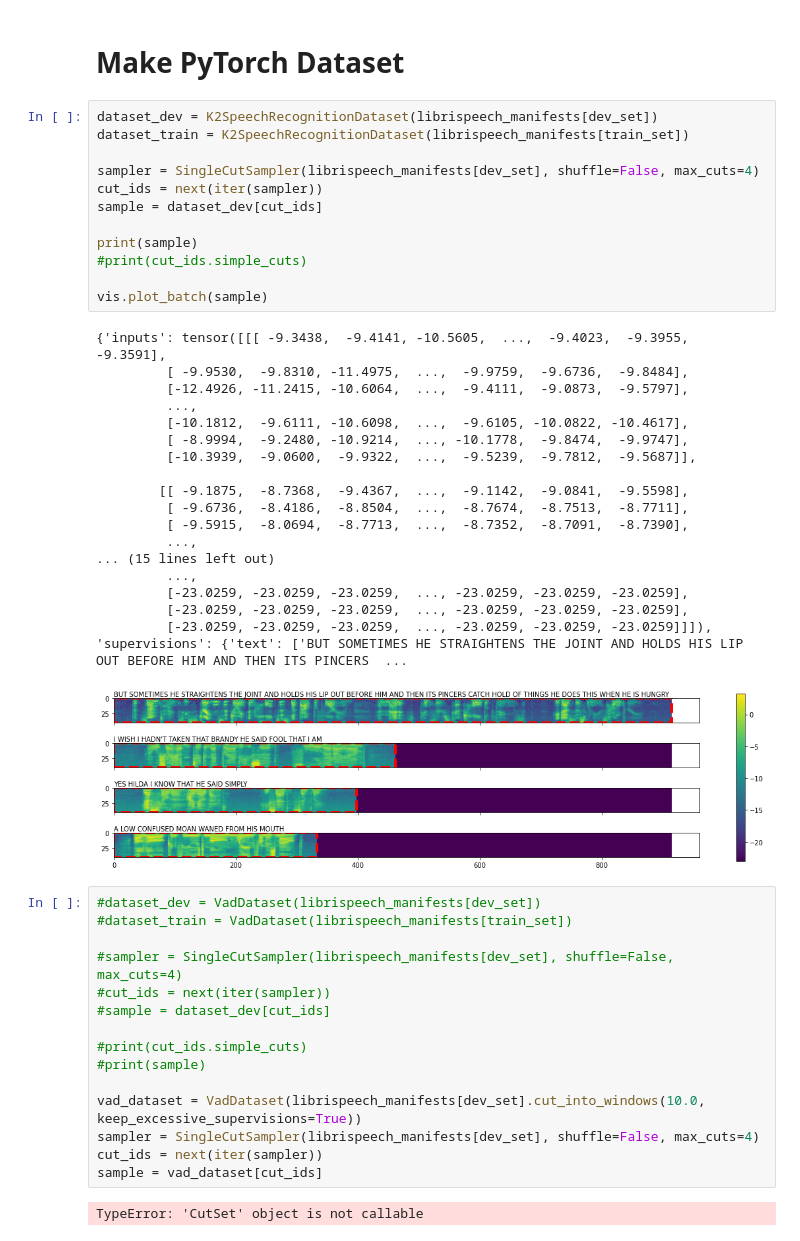
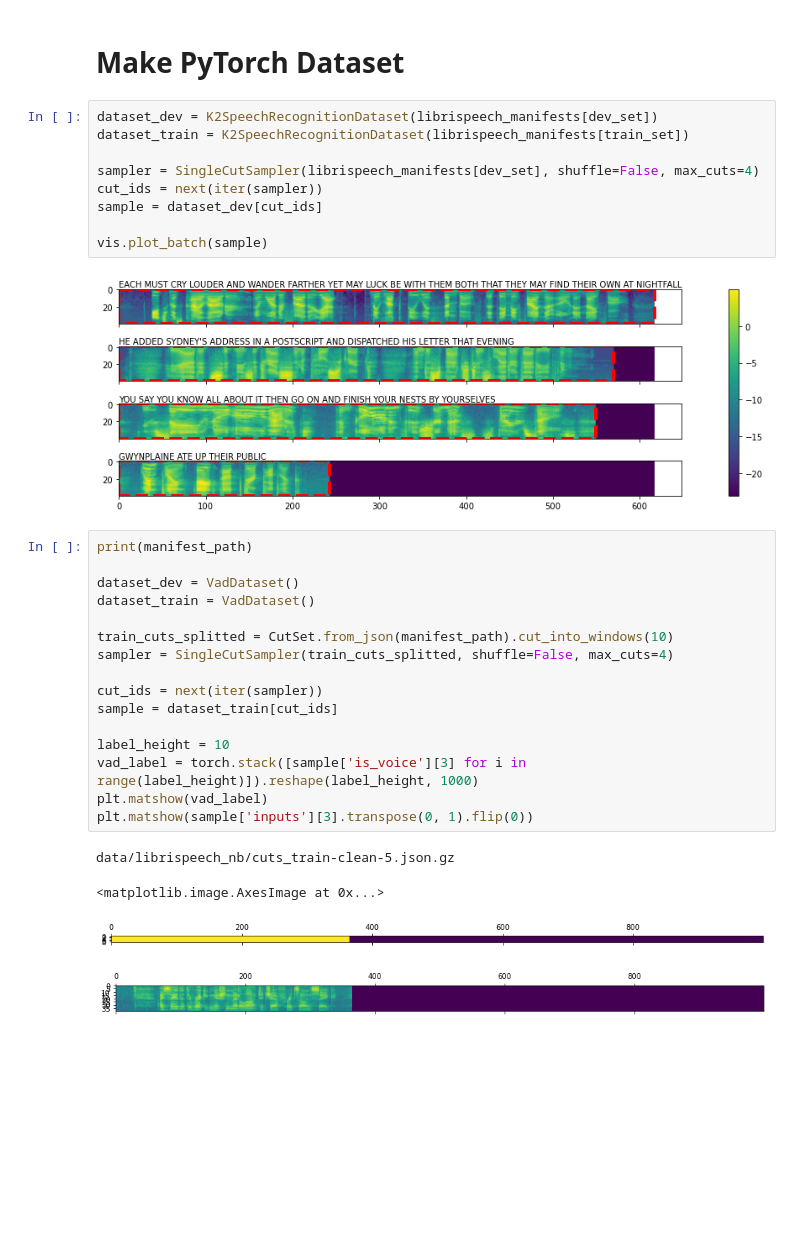
Before and after one commit to curly1/voice-activity-detection, a Jupyter notebook: evaluation/libri_data.ipynb, the cells around one changed output. Saved outputs shown, nothing was run; the diff lists cells and outputs as text; blank space fills up the shorter version.

Commit message:
Visualisations in notebooks working

```diff
--- a/evaluation/libri_data.ipynb
+++ b/evaluation/libri_data.ipynb
@@ -81,43 +82,27 @@ sampler = SingleCutSampler(librispeech_manifests[dev_set], shuffle=False, max_cu
 cut_ids = next(iter(sampler))
 sample = dataset_dev[cut_ids]
 
-print(sample)
-#print(cut_ids.simple_cuts)
-
 vis.plot_batch(sample)
 # %% [output]
-{'inputs': tensor([[[ -9.3438,  -9.4141, -10.5605,  ...,  -9.4023,  -9.3955,  -9.3591],
-         [ -9.9530,  -9.8310, -11.4975,  ...,  -9.9759,  -9.6736,  -9.8484],
-         [-12.4926, -11.2415, -10.6064,  ...,  -9.4111,  -9.0873,  -9.5797],
-         ...,
-         [-10.1812,  -9.6111, -10.6098,  ...,  -9.6105, -10.0822, -10.4617],
-         [ -8.9994,  -9.2480, -10.9214,  ..., -10.1778,  -9.8474,  -9.9747],
-         [-10.3939,  -9.0600,  -9.9322,  ...,  -9.5239,  -9.7812,  -9.5687]],
-
-        [[ -9.1875,  -8.7368,  -9.4367,  ...,  -9.1142,  -9.0841,  -9.5598],
-         [ -9.6736,  -8.4186,  -8.8504,  ...,  -8.7674,  -8.7513,  -8.7711],
-         [ -9.5915,  -8.0694,  -8.7713,  ...,  -8.7352,  -8.7091,  -8.7390],
-         ...,
-... (15 lines left out)
-         ...,
-         [-23.0259, -23.0259, -23.0259,  ..., -23.0259, -23.0259, -23.0259],
-         [-23.0259, -23.0259, -23.0259,  ..., -23.0259, -23.0259, -23.0259],
-         [-23.0259, -23.0259, -23.0259,  ..., -23.0259, -23.0259, -23.0259]]]), 'supervisions': {'text': ['BUT SOMETIMES HE STRAIGHTENS THE JOINT AND HOLDS HIS LIP OUT BEFORE HIM AND THEN ITS PINCERS  ...
-[figure, old version]
+[figure, new version]
-# %%
-#dataset_dev = VadDataset(librispeech_manifests[dev_set])
-#dataset_train = VadDataset(librispeech_manifests[train_set])
-
-#sampler = SingleCutSampler(librispeech_manifests[dev_set], shuffle=False, max_cuts=4)
-#cut_ids = next(iter(sampler))
-#sample = dataset_dev[cut_ids]
-
-#print(cut_ids.simple_cuts)
-#print(sample)
-
-vad_dataset = VadDataset(librispeech_manifests[dev_set].cut_into_windows(10.0, keep_excessive_supervisions=True))
-sampler = SingleCutSampler(librispeech_manifests[dev_set], shuffle=False, max_cuts=4)
-cut_ids = next(iter(sampler))
-sample = vad_dataset[cut_ids]
-# %% [output]
-TypeError: 'CutSet' object is not callable
+# %%
+print(manifest_path)
+
+dataset_dev = VadDataset()
+dataset_train = VadDataset()
+
+train_cuts_splitted = CutSet.from_json(manifest_path).cut_into_windows(10)
+sampler = SingleCutSampler(train_cuts_splitted, shuffle=False, max_cuts=4)
+
+cut_ids = next(iter(sampler))
+sample = dataset_train[cut_ids]
+
+label_height = 10
+vad_label = torch.stack([sample['is_voice'][3] for i in range(label_height)]).reshape(label_height, 1000)
+plt.matshow(vad_label)
+plt.matshow(sample['inputs'][3].transpose(0, 1).flip(0))
+# %% [output]
+data/librispeech_nb/cuts_train-clean-5.json.gz
+<matplotlib.image.AxesImage at 0x...>
+[figure, added]
+[figure, added]
```
Also changed, not shown: parts of 1 cell of this notebook, 3 other files.
